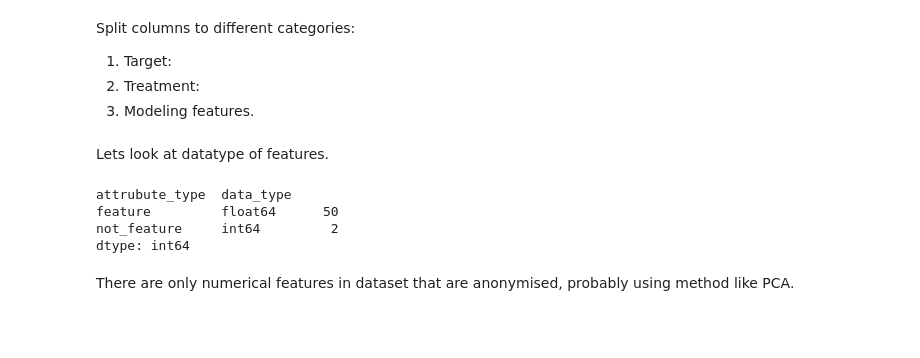
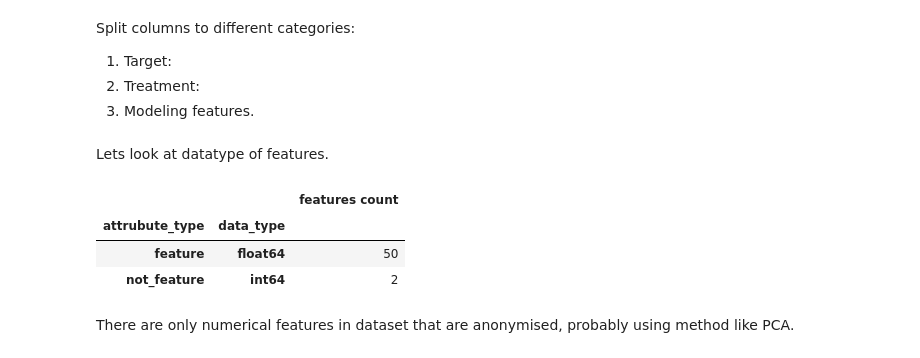
Before and after one commit to lAlexWest/uplift_modeling, a Jupyter notebook: notebooks/1. MegaFon - EDA.ipynb, the cells around one changed output. Drawn from its saved outputs; the diff is of its cells as text; code cells hidden in the pictures; blank space fills up the shorter version.

```diff
--- a/notebooks/1. MegaFon - EDA.ipynb
+++ b/notebooks/1. MegaFon - EDA.ipynb
@@ -78,15 +94,15 @@ assert len(not_features + features) == len(df.columns), 'sanity check'
 Lets look at datatype of features.
 # %%
 mapper = {**dict.fromkeys(features, 'feature'), **dict.fromkeys(not_features, 'not_feature')}
-feature_dtypes = df.dtypes
+feature_dtypes = data.dtypes
 feature_dtypes.index = feature_dtypes.index.map(mapper)
 feature_dtypes = feature_dtypes.reset_index().set_axis(['attrubute_type', 'data_type'], axis=1)
-feature_dtypes.value_counts()
+feature_dtypes.value_counts().to_frame('features count')
 # %% [output]
-attrubute_type  data_type
-feature         float64      50
-not_feature     int64         2
-dtype: int64
+|  |  | features count |
+| attrubute_type | data_type |  |
+| feature | float64 | 50 |
+| not_feature | int64 | 2 |
 # %% [markdown]
 There are only numerical features in dataset that are anonymised, probably using method like PCA.
 # %% [markdown]
```
Also changed, not shown: parts of 18 cells of this notebook, 1 other file.
